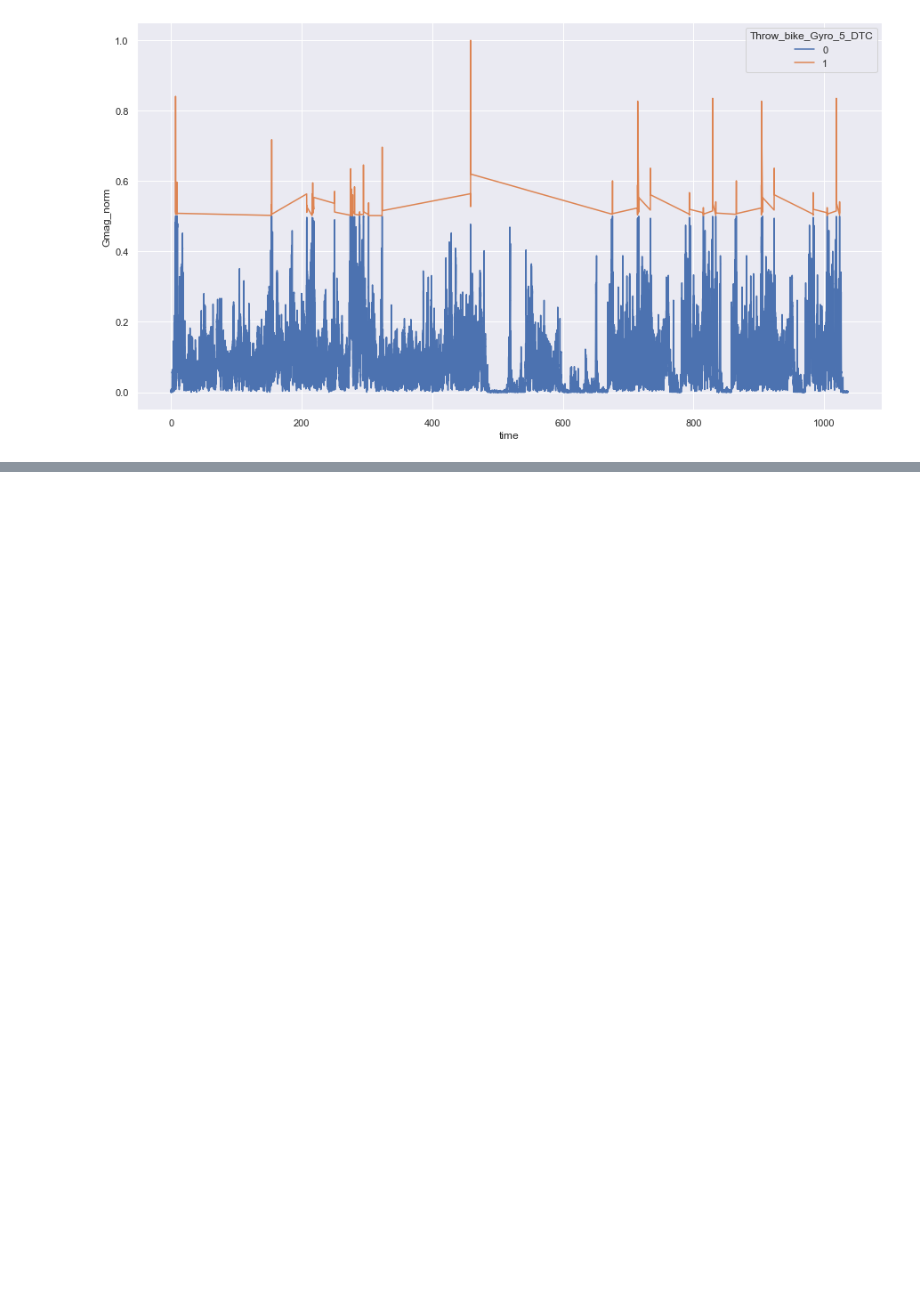
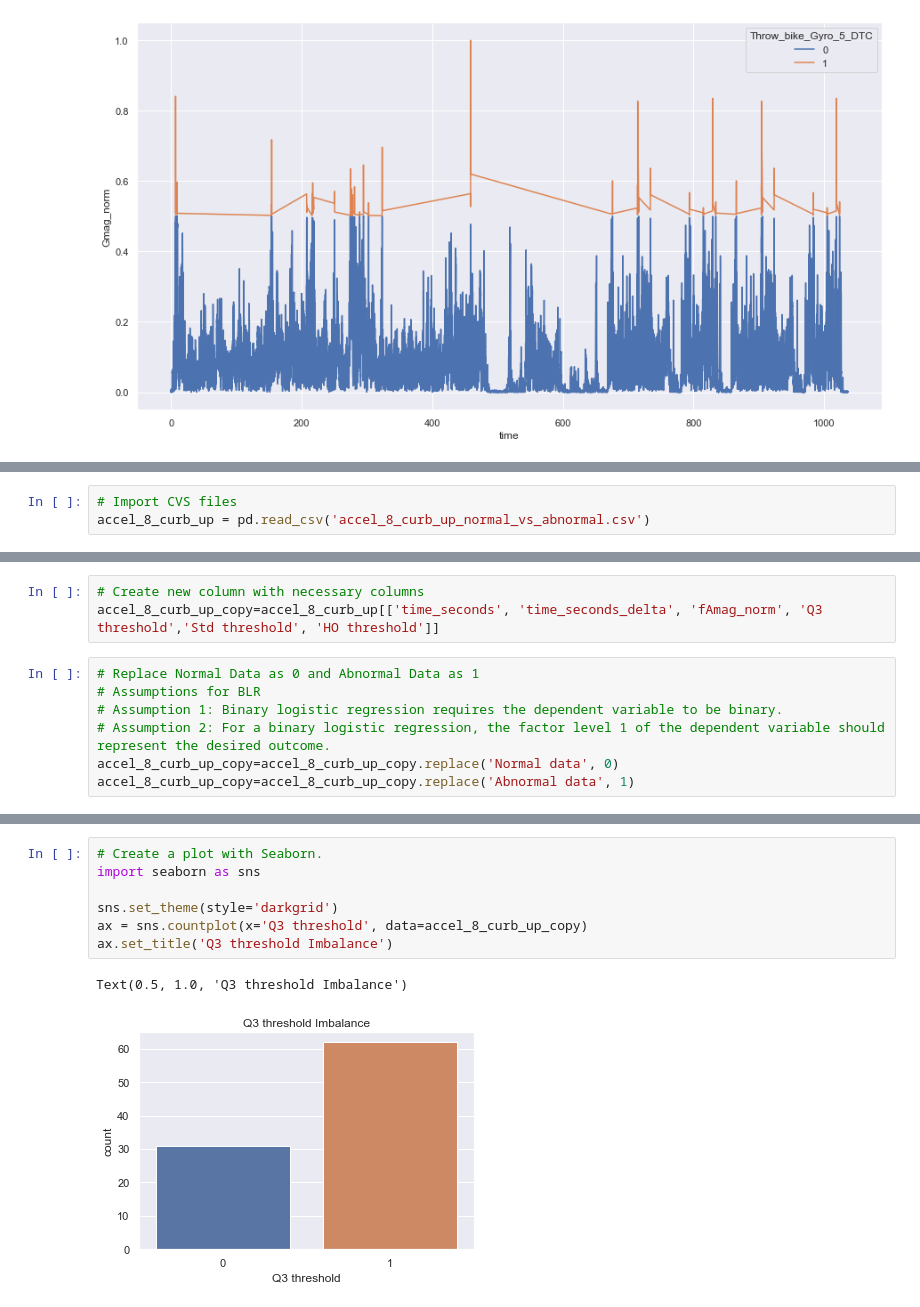
Before and after one commit to ttuncay/Zoomo-Project_LEVeraging-Data-Team, a Jupyter notebook: Data Analysis Step 3 Incident Prediction On Unlabelled Data/Data Analysis Step 3 Incident Prediction On Unlabelled Data_v2.ipynb, the cells around one changed output, grey strips where cells are left out. Drawn from its saved outputs; the diff is of its cells as text; blank space fills up the shorter version.

```diff
--- a/Data Analysis Step 3 Incident Prediction On Unlabelled Data/Data Analysis Step 3 Incident Prediction On Unlabelled Data_v2.ipynb
+++ b/Data Analysis Step 3 Incident Prediction On Unlabelled Data/Data Analysis Step 3 Incident Prediction On Unlabelled Data_v2.ipynb
@@ -1093,0 +1096,3 @@ sns.lineplot(data=IOT_gyro, x='time', y='Gmag_norm', hue='Throw_bike_Gyro_5_DTC'
+# %%
+# Import CVS files
+accel_8_curb_up = pd.read_csv('accel_8_curb_up_normal_vs_abnormal.csv')
@@ -1093,0 +1108,10 @@ sns.lineplot(data=IOT_gyro, x='time', y='Gmag_norm', hue='Throw_bike_Gyro_5_DTC'
+# %%
+# Create new column with necessary columns
+accel_8_curb_up_copy=accel_8_curb_up[['time_seconds', 'time_seconds_delta', 'fAmag_norm', 'Q3 threshold','Std threshold', 'HO threshold']]
+# %%
+# Replace Normal Data as 0 and Abnormal Data as 1
+# Assumptions for BLR
+# Assumption 1: Binary logistic regression requires the dependent variable to be binary.
+# Assumption 2: For a binary logistic regression, the factor level 1 of the dependent variable should represent the desired outcome.
+accel_8_curb_up_copy=accel_8_curb_up_copy.replace('Normal data', 0)
+accel_8_curb_up_copy=accel_8_curb_up_copy.replace('Abnormal data', 1)
@@ -1093,0 +1127,10 @@ sns.lineplot(data=IOT_gyro, x='time', y='Gmag_norm', hue='Throw_bike_Gyro_5_DTC'
+# %%
+# Create a plot with Seaborn.
+import seaborn as sns
+
+sns.set_theme(style='darkgrid')
+ax = sns.countplot(x='Q3 threshold', data=accel_8_curb_up_copy)
+ax.set_title('Q3 threshold Imbalance')
+# %% [output]
+Text(0.5, 1.0, 'Q3 threshold Imbalance')
+[figure, added]
```
Also changed, not shown: parts of 22 cells of this notebook, 1 other file.
